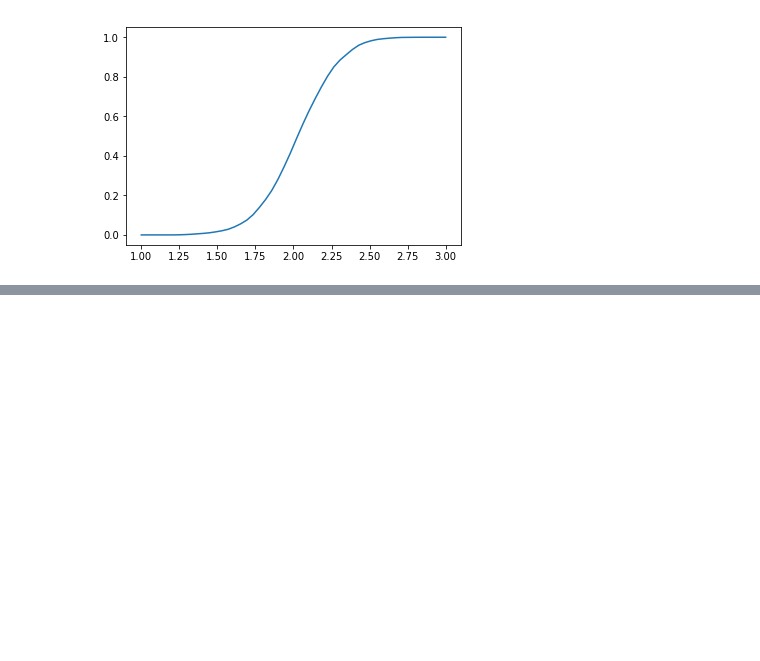
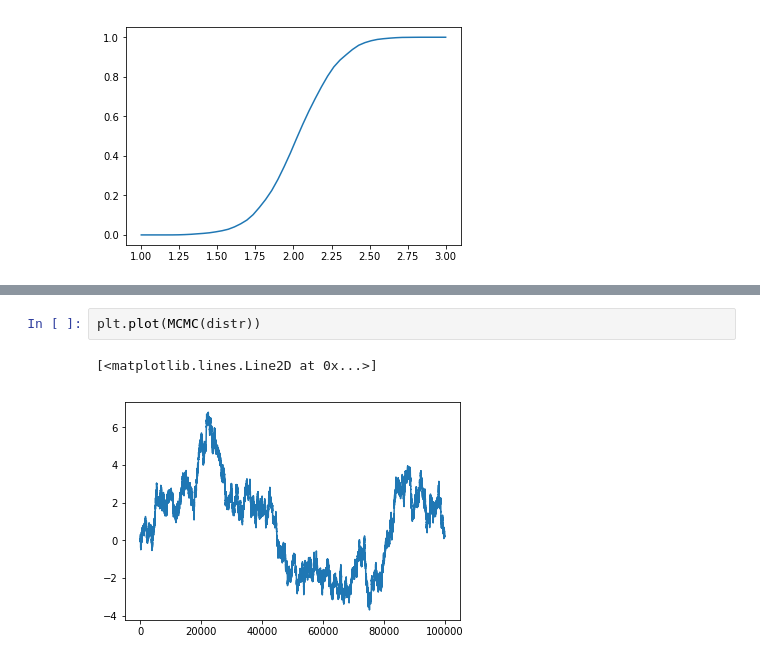
Before and after one commit to simeneide/phd-notes, a Jupyter notebook: stk4021/Exercises 28 sept.ipynb, the cells around one changed output, grey strips where cells are left out. Cells and saved outputs as stored; diff of their text form; blank space fills up the shorter version.

```diff
--- a/stk4021/Exercises 28 sept.ipynb
+++ b/stk4021/Exercises 28 sept.ipynb
@@ -248,0 +289,5 @@ MCMC exercise: attempt to set up an MCMC to simulate from the target density of
+# %%
+plt.plot(MCMC(distr))
+# %% [output]
+[<matplotlib.lines.Line2D at 0x...>]
+[figure, added]
```
Also changed, not shown: parts of 10 cells of this notebook, 2 other files.
